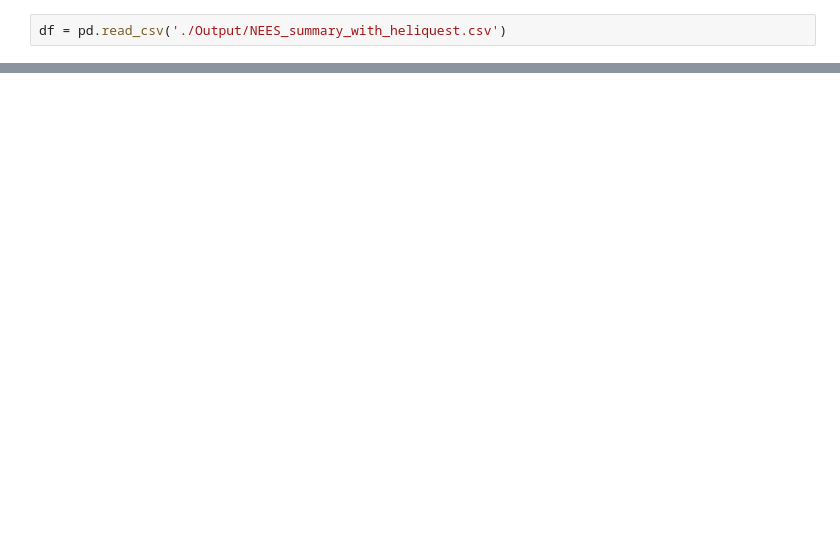
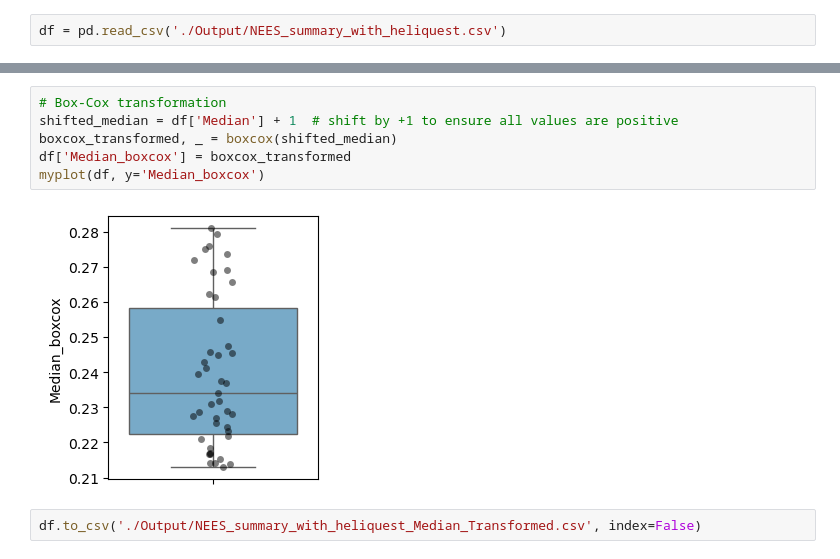
Before and after one commit to shokenlee/AH_AAcomposition, a Jupyter notebook: NEES_Transform.ipynb, the cells around one changed output, grey strips where cells are left out. Saved outputs shown, nothing was run; the diff lists cells and outputs as text; blank space fills up the shorter version.

```diff
--- a/NEES_Transform.ipynb
+++ b/NEES_Transform.ipynb
@@ -55,0 +33,10 @@ plt.show()
+# %%
+# Box-Cox transformation
+shifted_median = df['Median'] + 1  # shift by +1 to ensure all values are positive
+boxcox_transformed, _ = boxcox(shifted_median)
+df['Median_boxcox'] = boxcox_transformed
+myplot(df, y='Median_boxcox')
+# %% [output]
+[figure, added]
+# %%
+df.to_csv('./Output/NEES_summary_with_heliquest_Median_Transformed.csv', index=False)
```
Also changed, not shown: parts of 7 cells of this notebook, 1 other file.
